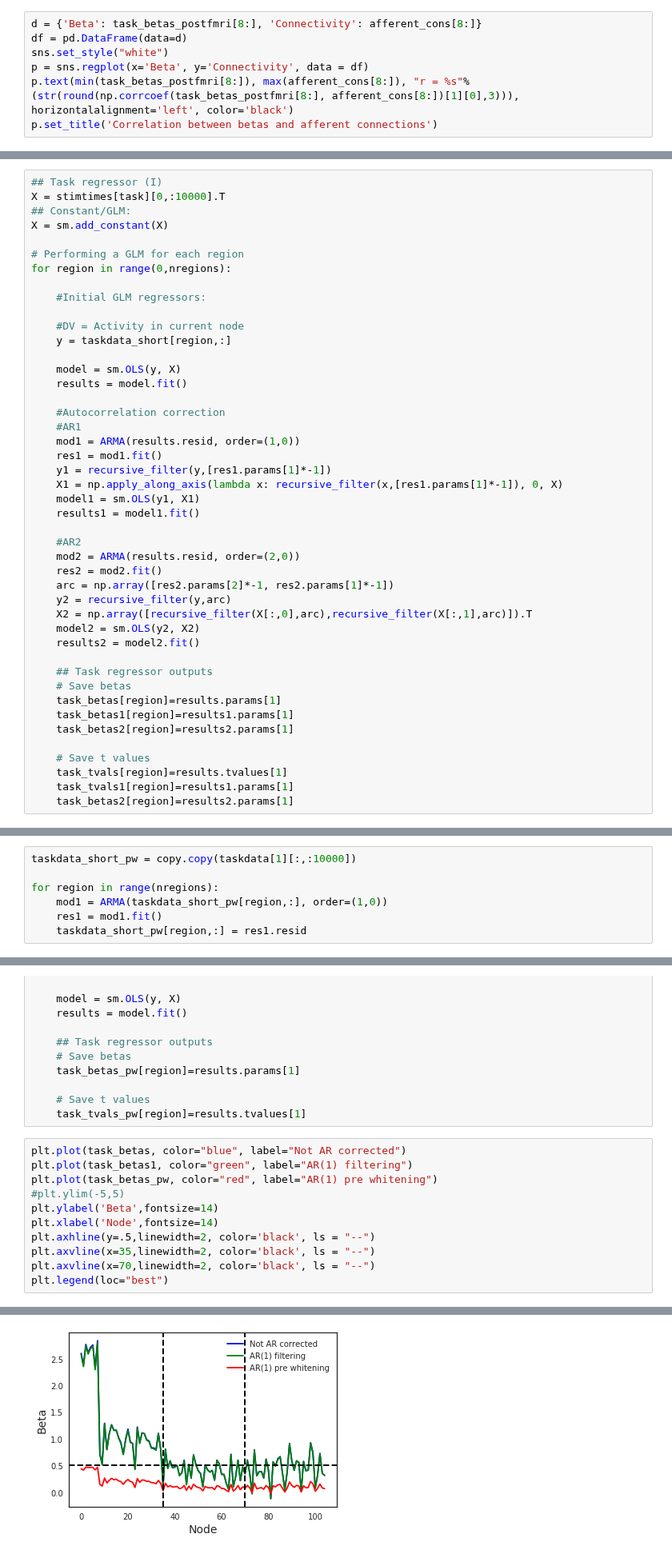
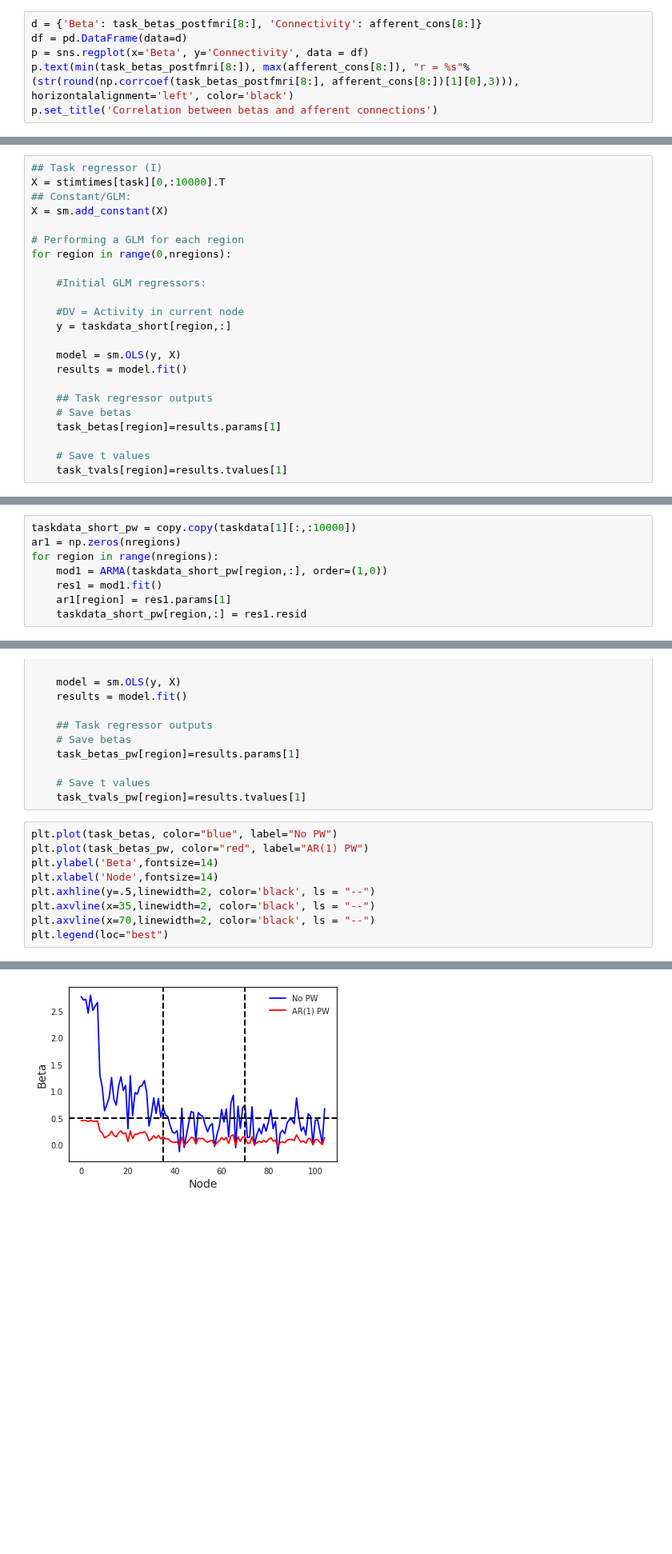
Before and after one commit to zenkavi/DevStudy_FmriNbs, a Jupyter notebook: notebooks/informationtransfermapping/TheoreticalResults/zenkavi_simulation_sandbox.ipynb, the cells around one changed output, grey strips where cells are left out. Shown at 80% size. Cells and saved outputs as stored; diff of their text form; blank space fills up the shorter version.

```diff
--- a/notebooks/informationtransfermapping/TheoreticalResults/zenkavi_simulation_sandbox.ipynb
+++ b/notebooks/informationtransfermapping/TheoreticalResults/zenkavi_simulation_sandbox.ipynb
@@ -281,7 +281,6 @@ p.set_title('Correlation between betas and efferent connections')
 # %%
 d = {'Beta': task_betas_postfmri[8:], 'Connectivity': afferent_cons[8:]}
 df = pd.DataFrame(data=d)
-sns.set_style("white")
 p = sns.regplot(x='Beta', y='Connectivity', data = df)
 p.text(min(task_betas_postfmri[8:]), max(afferent_cons[8:]), "r = %s"%(str(round(np.corrcoef(task_betas_postfmri[8:], afferent_cons[8:])[1][0],3))), horizontalalignment='left', color='black')
 p.set_title('Correlation between betas and afferent connections')
@@ -322,31 +317,9 @@ for region in range(0,nregions):
     model = sm.OLS(y, X)
     results = model.fit()
 
-    #Autocorrelation correction
-    #AR1
-    mod1 = ARMA(results.resid, order=(1,0))
-    res1 = mod1.fit()
-    y1 = recursive_filter(y,[res1.params[1]*-1])
-    X1 = np.apply_along_axis(lambda x: recursive_filter(x,[res1.params[1]*-1]), 0, X)
-    model1 = sm.OLS(y1, X1)
-    results1 = model1.fit()
-
-    #AR2
-    mod2 = ARMA(results.resid, order=(2,0))
-    res2 = mod2.fit()
-    arc = np.array([res2.params[2]*-1, res2.params[1]*-1])
-    y2 = recursive_filter(y,arc)
-    X2 = np.array([recursive_filter(X[:,0],arc),recursive_filter(X[:,1],arc)]).T
-    model2 = sm.OLS(y2, X2)
-    results2 = model2.fit()
-
     ## Task regressor outputs
     # Save betas
     task_betas[region]=results.params[1]
-    task_betas1[region]=results1.params[1]
-    task_betas2[region]=results2.params[1]
 
     # Save t values
     task_tvals[region]=results.tvalues[1]
-    task_tvals1[region]=results1.params[1]
-    task_betas2[region]=results2.params[1]
@@ -368,10 +327,11 @@ plt.legend(loc="best")
 "Pre" whiten data
 # %%
 taskdata_short_pw = copy.copy(taskdata[1][:,:10000])
-
+ar1 = np.zeros(nregions)
 for region in range(nregions):
     mod1 = ARMA(taskdata_short_pw[region,:], order=(1,0))
     res1 = mod1.fit()
+    ar1[region] = res1.params[1]
     taskdata_short_pw[region,:] = res1.resid
 # %%
 # Define empty variables
@@ -401,19 +361,17 @@ for region in range(0,nregions):
     # Save t values
     task_tvals_pw[region]=results.tvalues[1]
 # %%
-plt.plot(task_betas, color="blue", label="Not AR corrected")
-plt.plot(task_betas1, color="green", label="AR(1) filtering")
-plt.plot(task_betas_pw, color="red", label="AR(1) pre whitening")
-#plt.ylim(-5,5)
+plt.plot(task_betas, color="blue", label="No PW")
+plt.plot(task_betas_pw, color="red", label="AR(1) PW")
 plt.ylabel('Beta',fontsize=14)
 plt.xlabel('Node',fontsize=14)
 plt.axhline(y=.5,linewidth=2, color='black', ls = "--")
 plt.axvline(x=35,linewidth=2, color='black', ls = "--")
 plt.axvline(x=70,linewidth=2, color='black', ls = "--")
 plt.legend(loc="best")
 # %% [output]
 <matplotlib.legend.Legend at 0x...>
-[figure, old version]
+[figure, new version]
 # %% [markdown]
 ### Corrected task data at neural network level
 # %%
```
Also changed, not shown: parts of 26 cells of this notebook.
